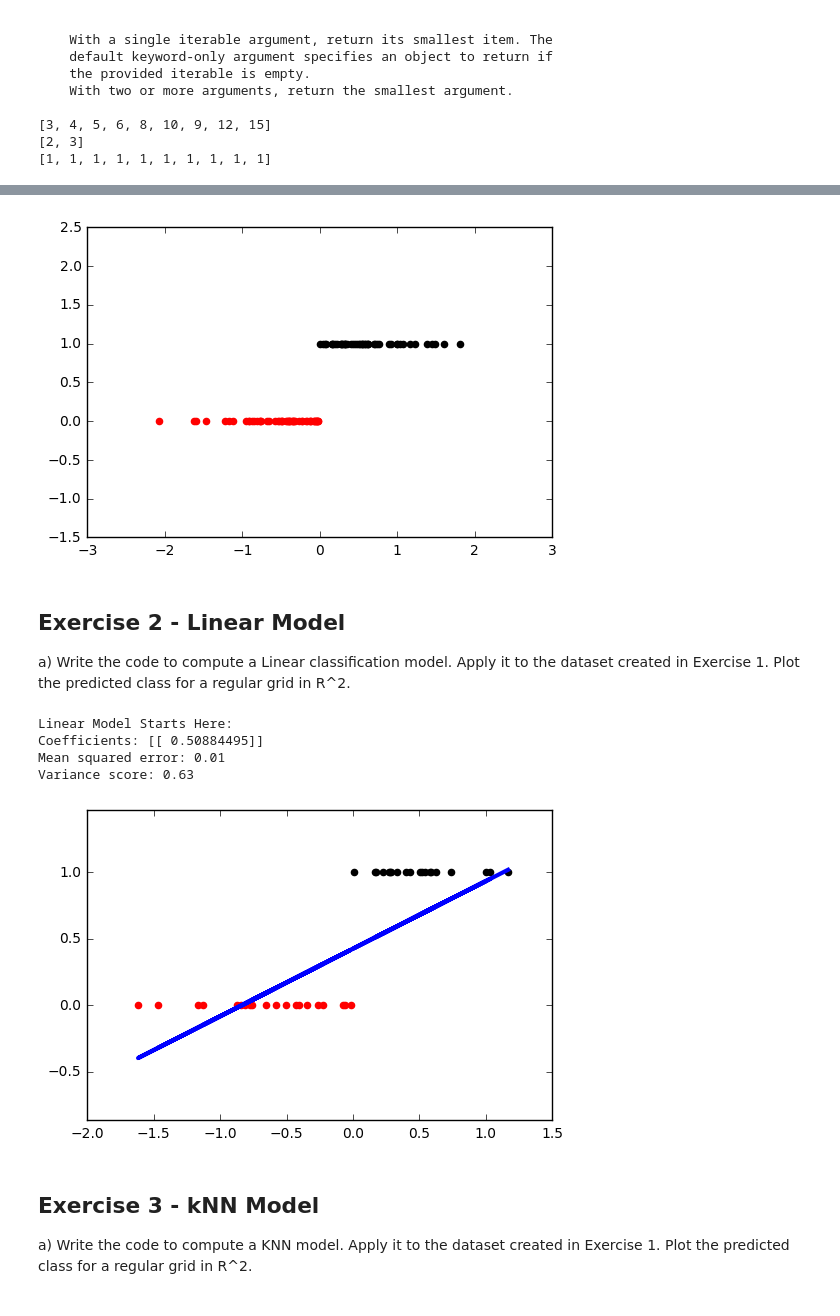
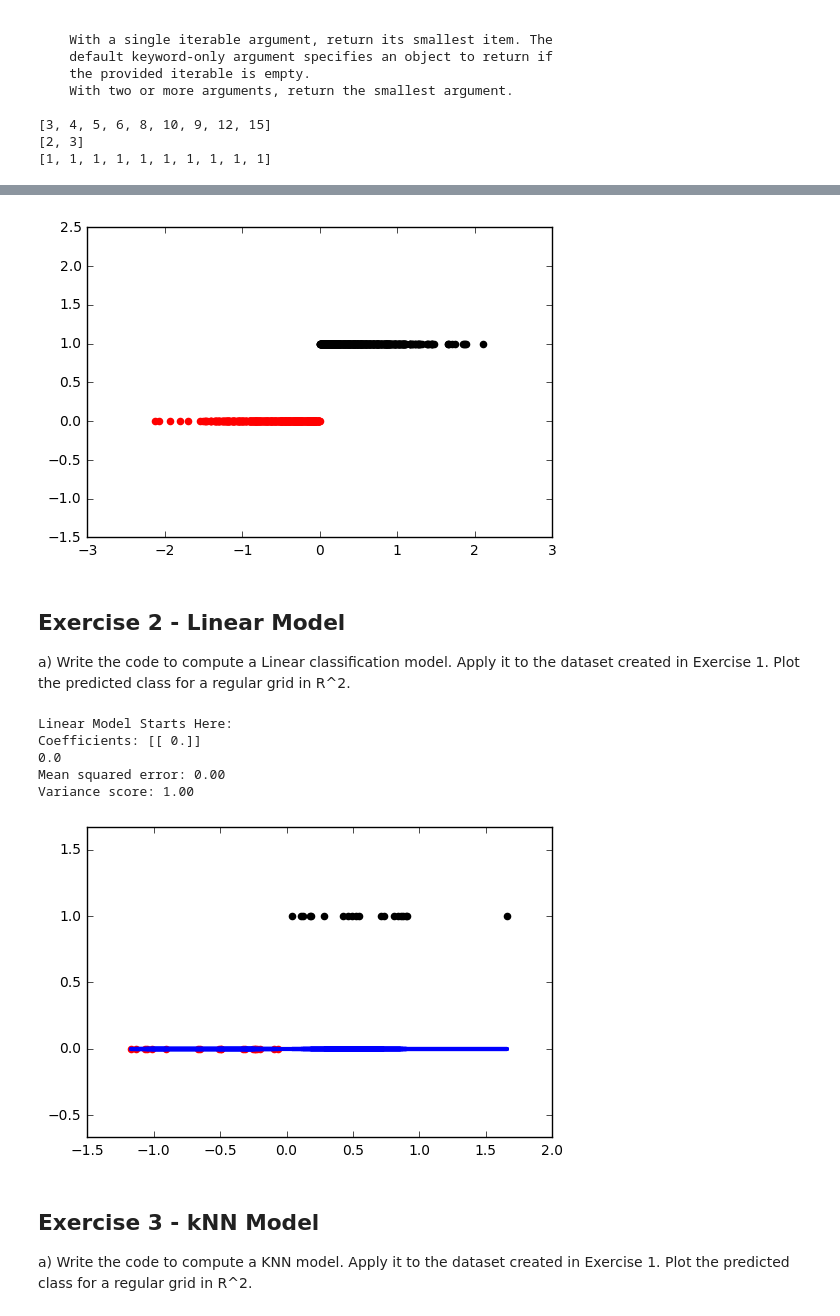
Before and after one commit to amanullahtariq/MLAlgorithm, a Jupyter notebook: Exercise1/Sheet1.ipynb, the cells around one changed output, grey strips where cells are left out. Cells and saved outputs as stored; diff of their text form; code cells hidden in the pictures.

```diff
--- a/Exercise1/Sheet1.ipynb
+++ b/Exercise1/Sheet1.ipynb
@@ -40,7 +40,7 @@ import matplotlib.pyplot as plt
 # Draw random samples from multivariate normal distribution
 mean = [0, 0]
 cov = [[0.7,0.5 ], [0.5, 0.5]] # diagonal variance
-n = 100 # number of points
+n = 1000 # number of points
 #Diagonal covariance means that points are oriented along x or y-axis
 # %%
 #Example taking from the website of sklearn
@@ -61,17 +61,17 @@ plt.scatter(XNegative, YZero , color='red')
 plt.axis('equal')
 plt.show()
 # %% [output]
-[figure, old version]
+[figure, new version]
 # %% [markdown]
 ## Exercise 2 - Linear Model
 a) Write the code to compute a Linear classification model. Apply it to the dataset created in Exercise 1. Plot the predicted class for a regular grid in R^2.
 # %%
 #Apply Linear Model on different type of distributions
 # Split the data into training/testing sets
-trainX = XPositive[:-20] + XNegative[:-20] # take 80 sample dataset as a Training
-testX = XPositive[-20:] + XNegative[-20:] # take 20 sample datset for testing
+trainX =XNegative[:-20]  +  XPositive[:-20]# take 80 sample dataset as a Training
+testX = XNegative[-20:] +  XPositive[-20:] # take 20 sample datset for testing
 
 
 # Split target also into training/ testing sets
-trainY = [1] * len(XPositive[:-20]) +  [0] * len(XNegative[:-20])
-testY = [1] * len(XPositive[-20:]) + [0] * len(XNegative[-20:])
+trainY =  [0] * len(XNegative[:-20] + [1] * len(XPositive[:-20]))
+testY =   [0] * len(XNegative[-20:] + [1] * len(XPositive[-20:]))
@@ -81,53 +95,41 @@ from sklearn import linear_model
 #Using Linear Model
 print ('Linear Model Starts Here:')
 
 #Intialize
 regr = linear_model.LinearRegression()
 
-trainX = np.asarray(trainX)
-trainY= np.asarray(trainY)
 
-trainX= trainX.reshape(trainX.size, 1)
-trainY= trainY.reshape(trainY.size, 1)
 # Fit
 regr.fit(trainX, trainY);
 
 # The Coefficients
 print ('Coefficients:', regr.coef_)
 
-testX = np.asarray(testX)
-testX = testX.reshape(testX.size, 1)
-
 #Predict
-predictX = regr.predict(testX)
-testY =  np.asarray(testY)
-testY = testY.reshape(testY.size,1)
-
-
+predictY = regr.predict(testX)
 #The mean squared error
-print("Mean squared error: %.2f" % np.mean((predictX) - testY) **2  ) # (y^ - y)^2
-
+print("Mean squared error: %.2f" % np.mean((predictY) - testY) **2  ) # (y^ - y)^2
 
 #Explained variance score: 1 is perfect
 print ('Variance score: %.2f' % regr.score(testX, testY))
-
 
 #plot outputs
 YPositive = [1] * len(XPositive[-20:])
 YZero = [0] * len(XNegative[-20:])
 plt.scatter(XPositive[-20:], YPositive, color='black')
-plt.plot(testX, predictX, color='blue', linewidth=3)
+plt.plot(testX, predictY, color='blue', linewidth=3)
 plt.scatter(XNegative[-20:], YZero , color='red')
 
 
 plt.axis('equal')
 plt.show()
 # %% [output]
 Linear Model Starts Here:
-Coefficients: [[ 0.50884495]]
-Mean squared error: 0.01
-Variance score: 0.63
+Coefficients: [[ 0.]]
+0.0
+Mean squared error: 0.00
+Variance score: 1.00
-[figure, old version]
+[figure, new version]
 # %% [markdown]
 ## Exercise 3 - kNN Model
 a) Write the code to compute a KNN model. Apply it to the dataset created in Exercise 1. Plot the predicted class for a regular grid in R^2.
```
Also changed, not shown: parts of 4 cells of this notebook.
